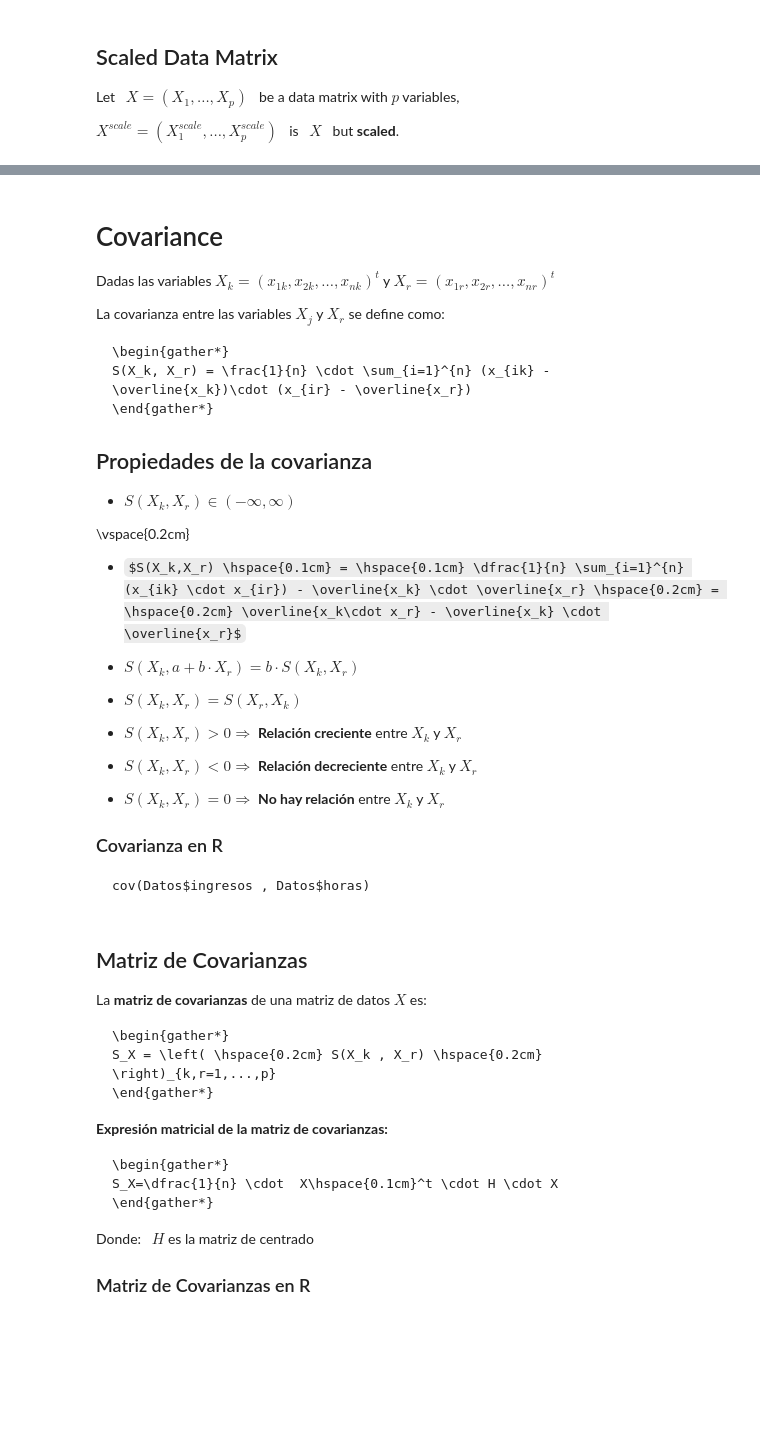
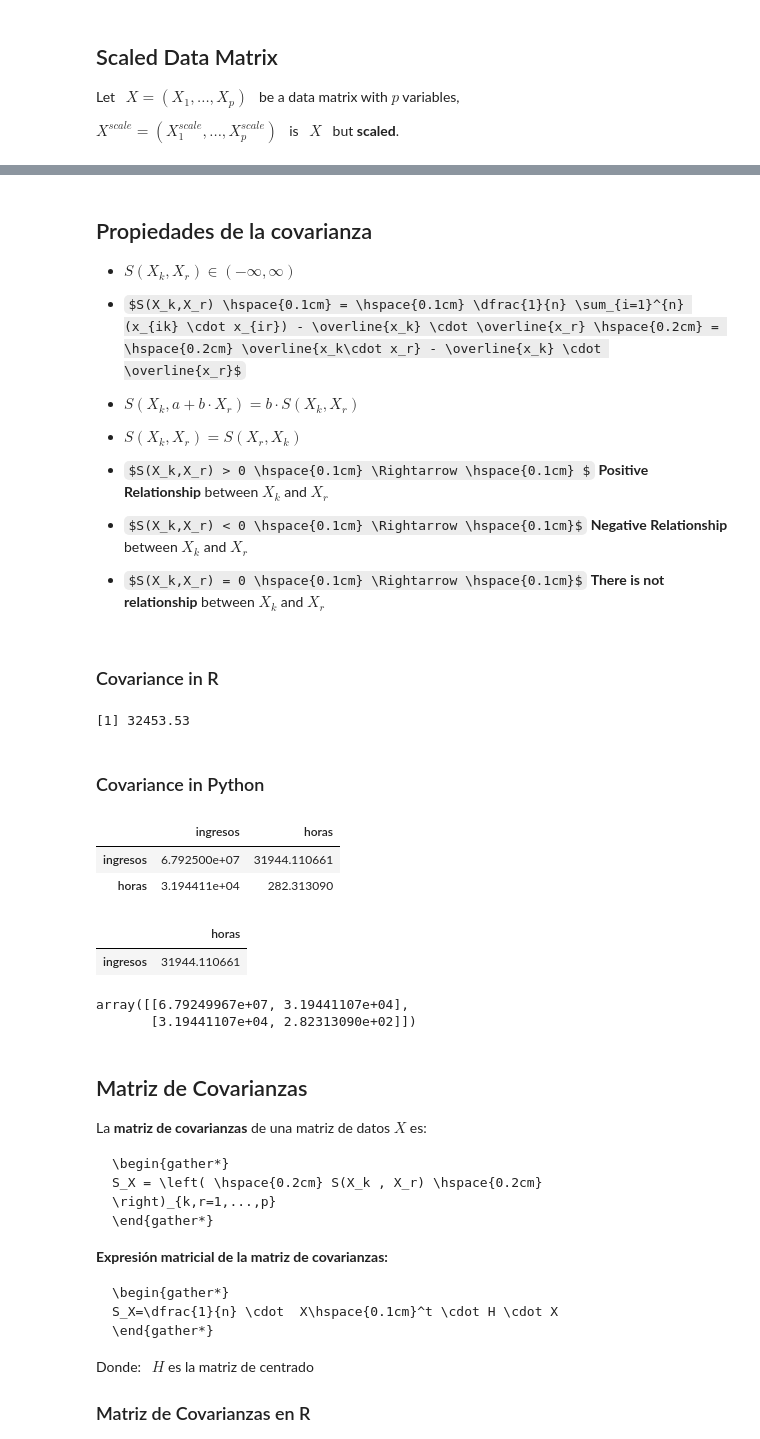
Before and after one commit to FabioScielzoOrtiz/Estadistica4all-blog, a Jupyter notebook: Descriptive Statisitcs in Python and R/Descriptive Statistics with Python and R.ipynb, the cells around one changed output, grey strips where cells are left out. Drawn from its saved outputs; the diff is of its cells as text; code cells hidden in the pictures; some formulas as TeX source; blank space fills up the shorter version.

````diff
--- a/Descriptive Statisitcs in Python and R/Descriptive Statistics with Python and R.ipynb
+++ b/Descriptive Statisitcs in Python and R/Descriptive Statistics with Python and R.ipynb
@@ -879,27 +892,10 @@ $X^{scale}=(X_1^{scale},...,X_p^{scale})$ &nbsp; is &nbsp; $X$ &nbsp; but **scal
 # %% [markdown]
 
-
-# Covariance
-
-
-Dadas las variables $X_k=(x_{1k}, x_{2k},...,x_{nk})^t$ y
-$X_r=(x_{1r}, x_{2r},...,x_{nr})^t$
-
-
-La covarianza entre las variables $X_j$ y $X_r$ se define como:
-
-```{=tex}
-\begin{gather*}
-S(X_k, X_r) = \frac{1}{n} \cdot \sum_{i=1}^{n} (x_{ik} - \overline{x_k})\cdot (x_{ir} - \overline{x_r})
-\end{gather*}
-```
 
 ## Propiedades de la covarianza
 
 
 -   $S(X_k,X_r) \in (-\infty, \infty)$
-
-\vspace{0.2cm}
 
 -   $S(X_k,X_r) \hspace{0.1cm} = \hspace{0.1cm} \dfrac{1}{n} \sum_{i=1}^{n} (x_{ik} \cdot x_{ir}) - \overline{x_k} \cdot \overline{x_r} \hspace{0.2cm} = \hspace{0.2cm} \overline{x_k\cdot x_r} - \overline{x_k} \cdot \overline{x_r}$
 
@@ -907,20 +903,38 @@ S(X_k, X_r) = \frac{1}{n} \cdot \sum_{i=1}^{n} (x_{ik} - \overline{x_k})\cdot (x
 
 -   $S(X_k,X_r) = S(X_r,X_k)$
 
--   $S(X_k,X_r) > 0 \Rightarrow$ **Relación creciente** entre $X_k$ y
-    $X_r$
+-   $S(X_k,X_r) > 0 \hspace{0.1cm} \Rightarrow \hspace{0.1cm} $ **Positive Relationship** between  $X_k$ and $X_r$
 
--   $S(X_k,X_r) < 0 \Rightarrow$ **Relación decreciente** entre $X_k$ y
-    $X_r$
+-   $S(X_k,X_r) < 0 \hspace{0.1cm} \Rightarrow \hspace{0.1cm}$ **Negative Relationship** between  $X_k$ and $X_r$
 
--   $S(X_k,X_r) = 0 \Rightarrow$ **No hay relación** entre $X_k$ y $X_r$
-
-
-### Covarianza en R
-
-```{r}
-cov(Datos$ingresos , Datos$horas)
-```
+-   $S(X_k,X_r) = 0 \hspace{0.1cm} \Rightarrow \hspace{0.1cm}$ **There is not relationship** between $X_k$ and $X_r$
+# %% [markdown]
+
+### Covariance in R
+# %%
+%%R
+
+cov(data_R$ingresos , data_R$horas)
+# %% [output]
+[1] 32453.53
+# %% [markdown]
+### Covariance in Python
+# %%
+data_Python[['ingresos' , 'horas']].cov()
+# %% [output]
+|  | ingresos | horas |
+| ingresos | 6.792500e+07 | 31944.110661 |
+| horas | 3.194411e+04 | 282.313090 |
+# %%
+(data_Python[['ingresos' , 'horas']].cov()).iloc[ [0] , [1] ]
+# %% [output]
+|  | horas |
+| ingresos | 31944.110661 |
+# %%
+np.cov(data_Python['ingresos'], data_Python['horas'])
+# %% [output]
+array([[6.79249967e+07, 3.19441107e+04],
+       [3.19441107e+04, 2.82313090e+02]])
 # %% [markdown]
 
 
````
Also changed, not shown: parts of 1 cell of this notebook, 1 other file.
